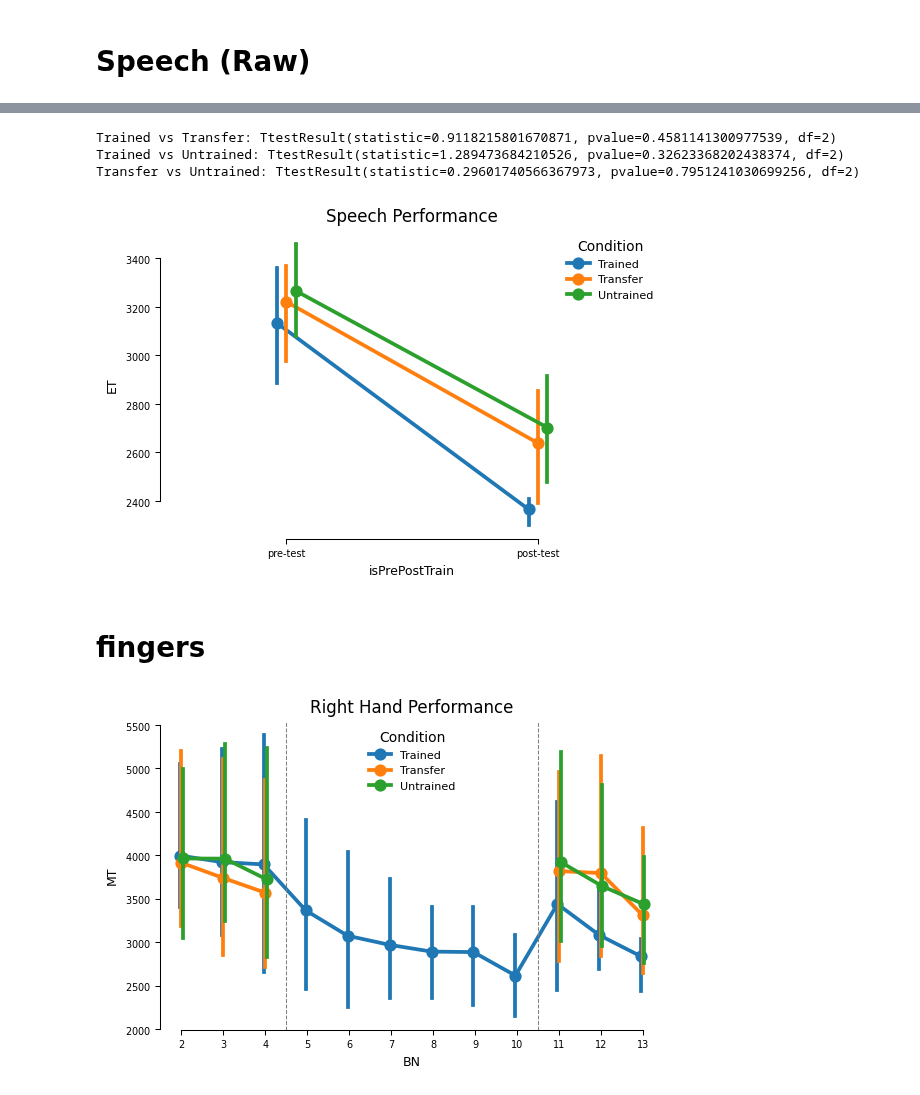
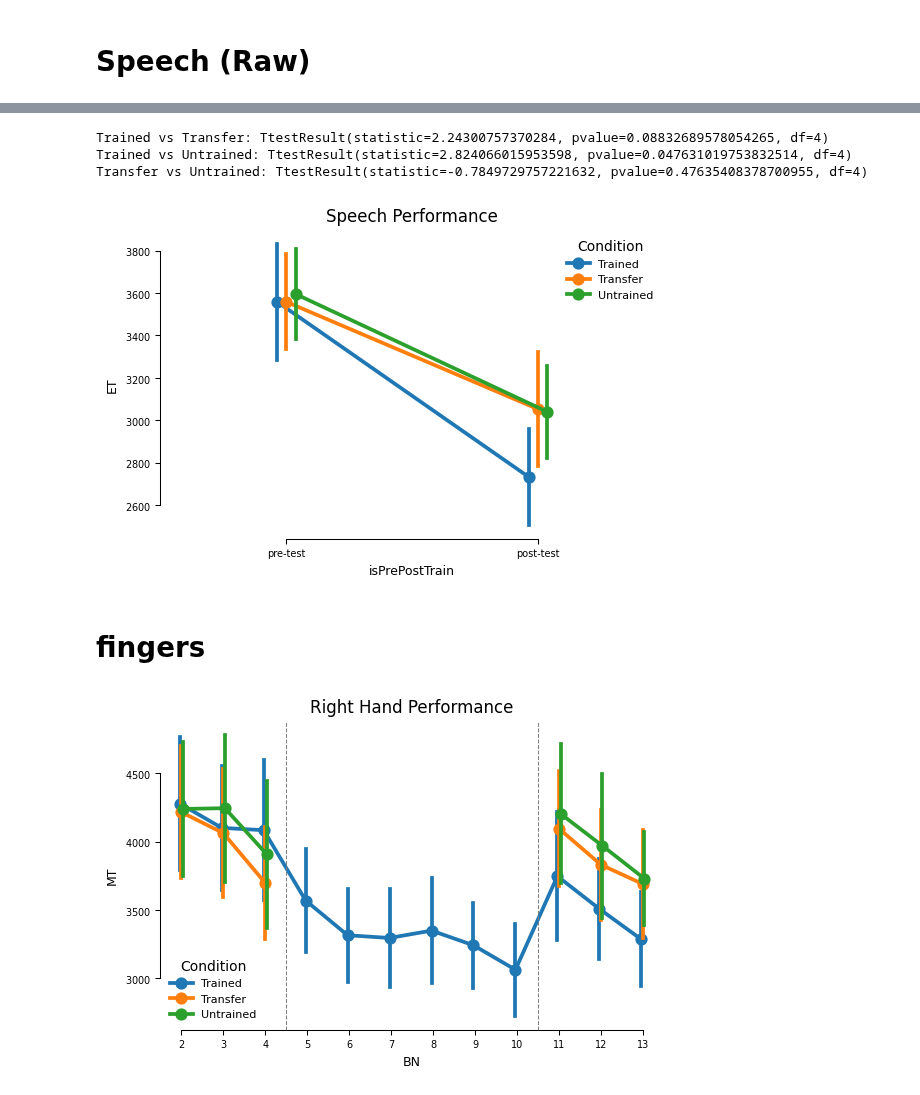
Before and after one commit to manazerzadeh/SequenceFingerSpeech, a Jupyter notebook: FingerAnalysis.ipynb, the cells around one changed output, grey strips where cells are left out. Drawn from its saved outputs; the diff is of its cells as text; code cells hidden in the pictures.

```diff
--- a/FingerAnalysis.ipynb
+++ b/FingerAnalysis.ipynb
@@ -32,7 +32,7 @@ iti = 3000   #Inter trial interval
 hand = 2 #left or right hand
 
 sub_nums = [5, 6, 7, 8, 9, 10, 12, 13]
-sub_nums = [10, 12, 13]
+sub_nums = [10, 12, 13, 14, 15] # with feedbacks
 
 # total_sub_num = 38
 num_sessions = 1
@@ -181,7 +181,8 @@ ax = sns.pointplot(
     y='ET',
     hue='effector+isTrain',
     hue_order=hue_order,
-    dodge=True
+    dodge=True,
+    errorbar='se'
 )
 
 
@@ -208,10 +209,10 @@ print("Trained vs Transfer:", stats.ttest_rel(trained_changes, transfer_changes)
 print("Trained vs Untrained:", stats.ttest_rel(trained_changes, untrained_changes))
 print("Transfer vs Untrained:", stats.ttest_rel(transfer_changes, untrained_changes))
 # %% [output]
-Trained vs Transfer: TtestResult(statistic=0.9118215801670871, pvalue=0.4581141300977539, df=2)
-Trained vs Untrained: TtestResult(statistic=1.289473684210526, pvalue=0.32623368202438374, df=2)
-Transfer vs Untrained: TtestResult(statistic=0.29601740566367973, pvalue=0.7951241030699256, df=2)
+Trained vs Transfer: TtestResult(statistic=2.24300757370284, pvalue=0.08832689578054265, df=4)
+Trained vs Untrained: TtestResult(statistic=2.824066015953598, pvalue=0.047631019753832514, df=4)
+Transfer vs Untrained: TtestResult(statistic=-0.7849729757221632, pvalue=0.47635408378700955, df=4)
-[figure, old version]
+[figure, new version]
 # %% [markdown]
 # fingers
 # %%
@@ -229,35 +230,36 @@ subjs_grouped = subjs_grouped[subjs_grouped['effector'] == 2]
 
 hue_order = ['2_trained', '2_transfer', '2_untrained']
 label_map = {
     '2_trained': 'Trained',
     '2_untrained': 'Untrained',
     '2_transfer': 'Transfer'
 }
 
 ax = sns.pointplot(
     data=subjs_grouped,
     x='BN', y='MT',
     hue='effector+isTrain',
     hue_order=hue_order,
-    dodge=True
+    dodge=True,
+    errorbar='se'
 )
 
 plt.axvline(x=2.5, color='gray', linestyle='--', linewidth=0.75)
 plt.axvline(x=8.5, color='gray', linestyle='--', linewidth=0.75)
 
 
 handles, labels = ax.get_legend_handles_labels()
 ax.legend(
     handles,
     [label_map.get(l, l) for l in labels],
     title='Condition',
     frameon=False
 )
 
 plt.title('Right Hand Performance')
 sns.despine(trim=True)
 # %% [output]
-[figure, old version]
+[figure, new version]
 # %%
 set_figure_style(scale="2col")
 
```
Also changed, not shown: parts of 8 cells of this notebook, 2 other files.
